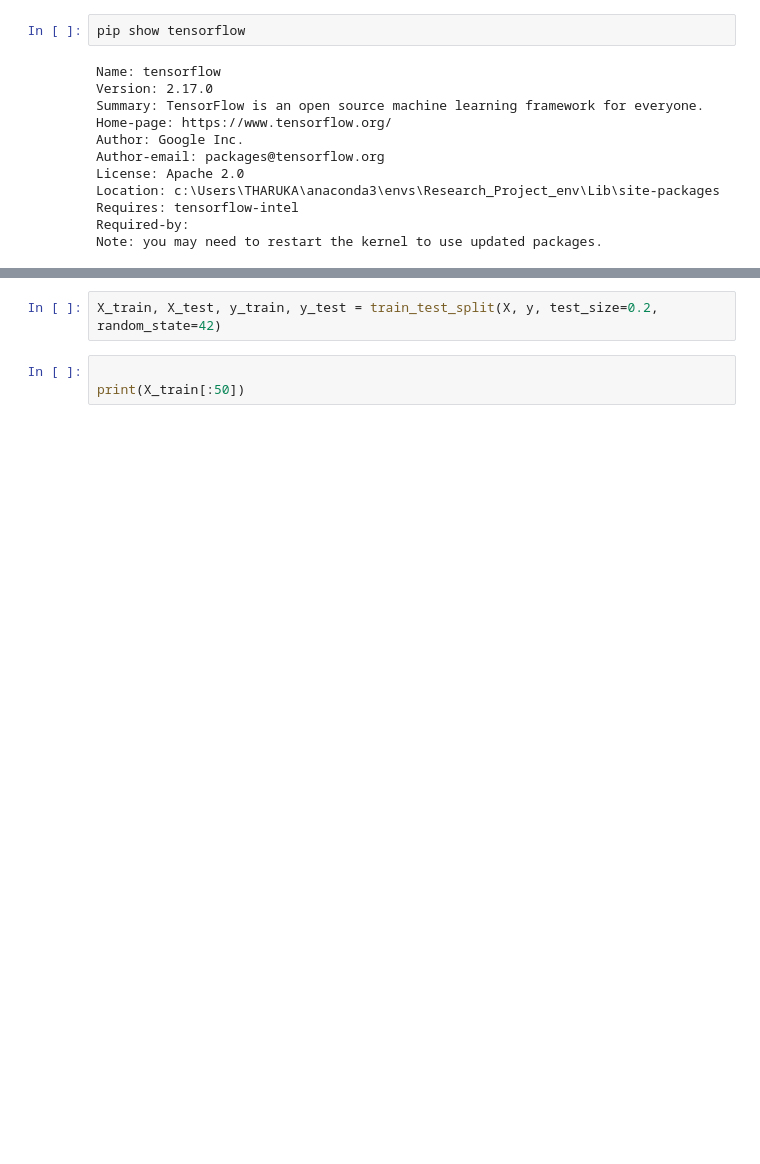
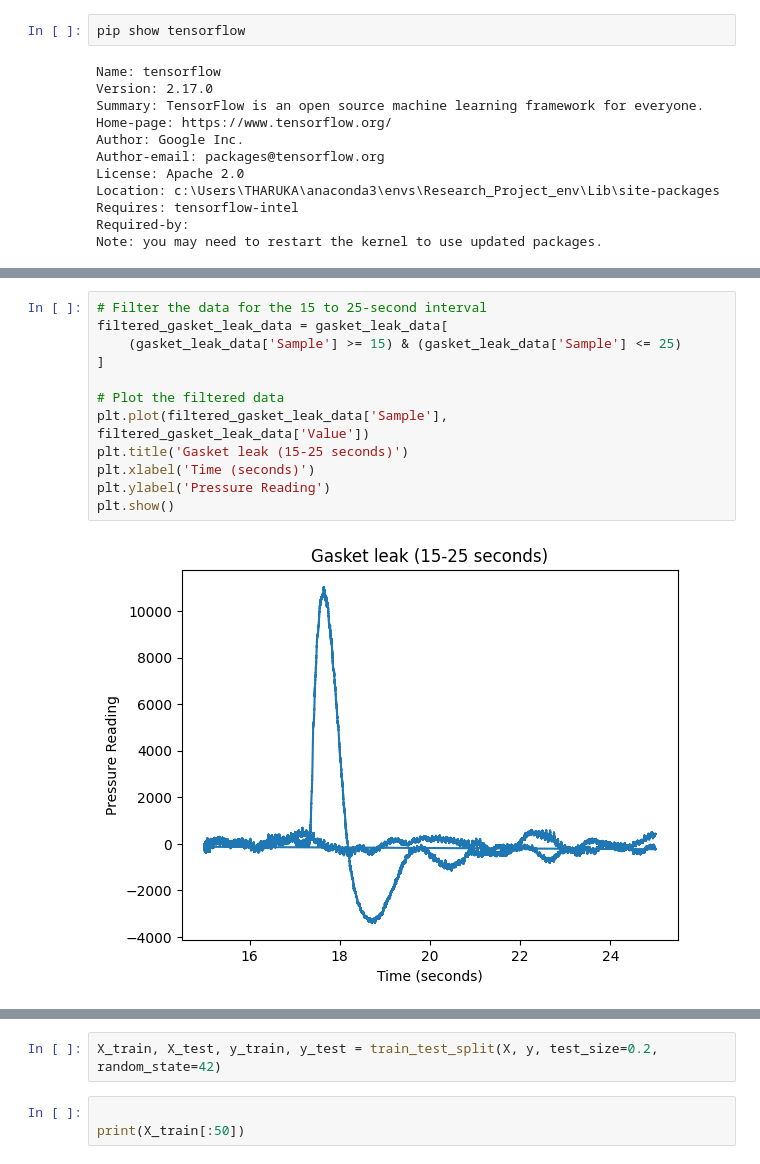
Before and after one commit to TLG442/Research_Project, a Jupyter notebook: model/Research_model.ipynb, the cells around one changed output, grey strips where cells are left out. Drawn from its saved outputs; the diff is of its cells as text; blank space fills up the shorter version.

```diff
--- a/model/Research_model.ipynb
+++ b/model/Research_model.ipynb
@@ -118,2 +159,16 @@ Number of rows: 5495686
+# %%
+# Filter the data for the 15 to 25-second interval
+filtered_gasket_leak_data = gasket_leak_data[
+    (gasket_leak_data['Sample'] >= 15) & (gasket_leak_data['Sample'] <= 25)
+]
+
+# Plot the filtered data
+plt.plot(filtered_gasket_leak_data['Sample'], filtered_gasket_leak_data['Value'])
+plt.title('Gasket leak (15-25 seconds)')
+plt.xlabel('Time (seconds)')
+plt.ylabel('Pressure Reading')
+plt.show()
+# %% [output]
+[figure, added]
 # %%
 
```
Also changed, not shown: parts of 15 cells of this notebook, 5 other files.
